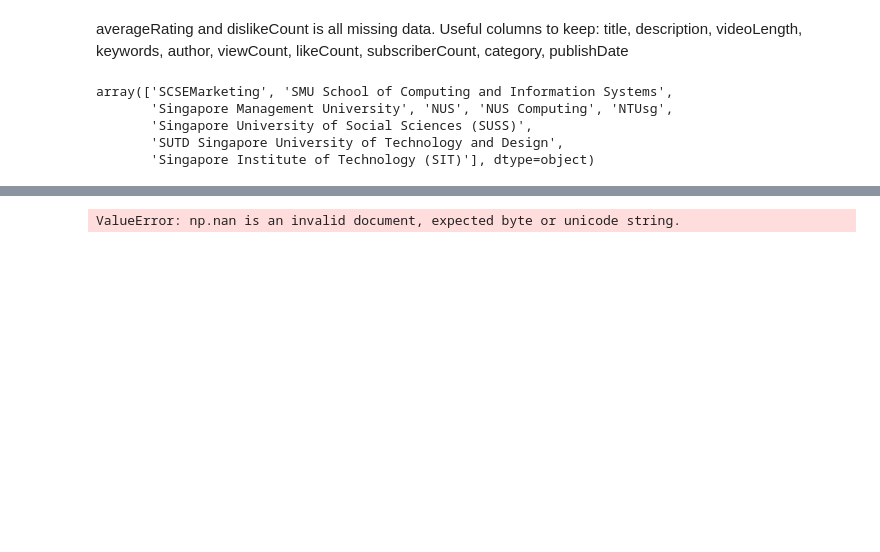
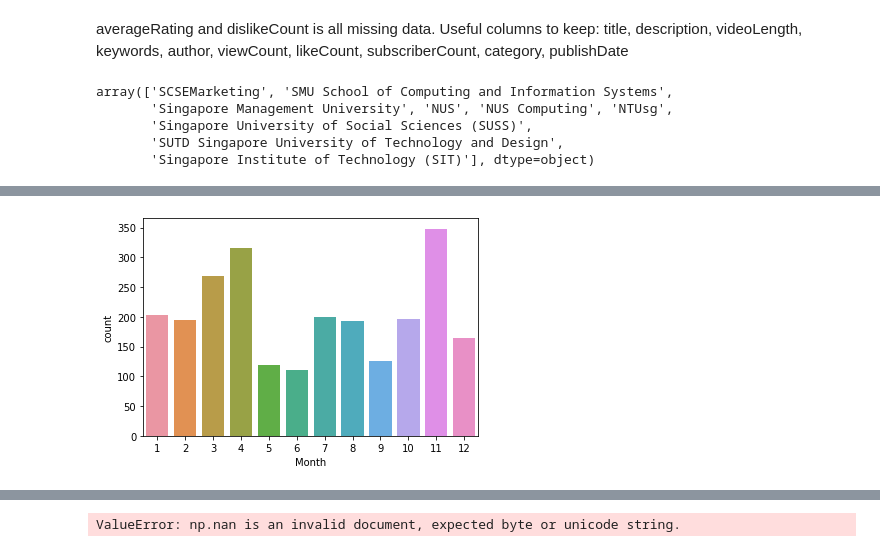
Before and after one commit to ashleyykq/is434-g2-t7, a Jupyter notebook: youtube/Youtube.ipynb, the cells around one changed output, grey strips where cells are left out. Cells and saved outputs as stored; diff of their text form; code cells hidden in the pictures; blank space fills up the shorter version.

```diff
--- a/youtube/Youtube.ipynb
+++ b/youtube/Youtube.ipynb
@@ -412,0 +265,7 @@ df3 = df3.drop(["description","keywords"])
+# %%
+df3_dropna['Month'].unique()
+
+plt.figure()
+ax = sns.countplot(x="Month", data=df3_dropna)
+# %% [output]
+[figure, added]
```
Also changed, not shown: parts of 125 cells of this notebook, 4 other files.
